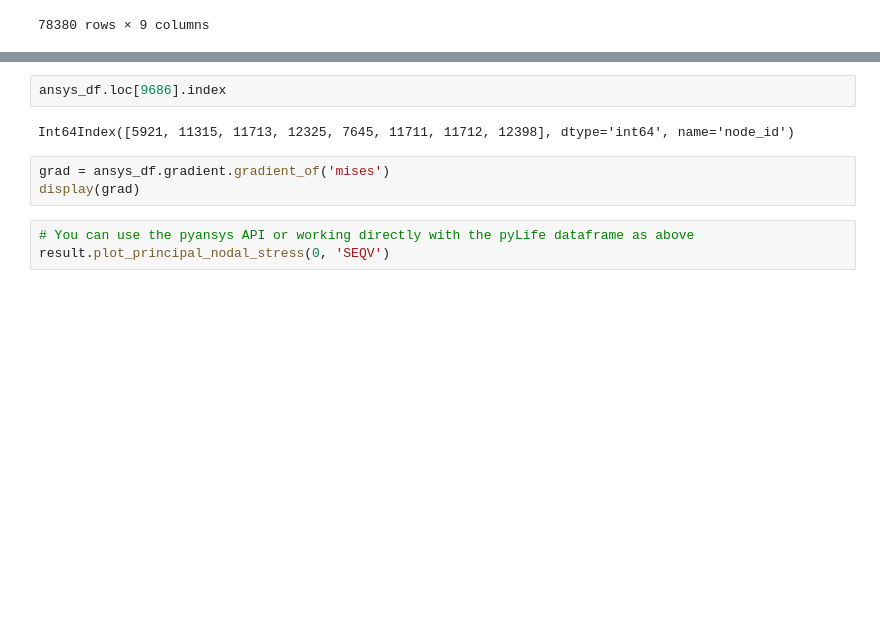
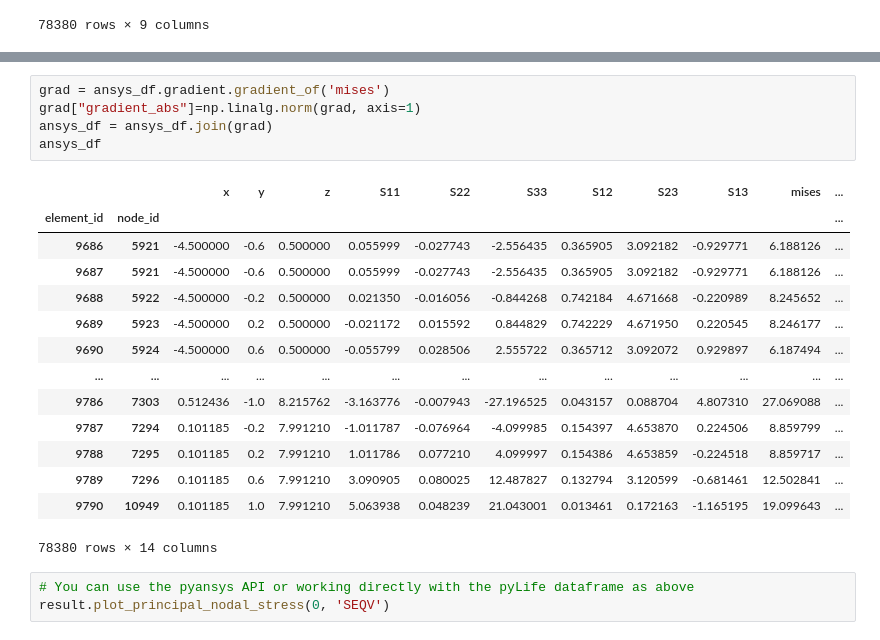
Before and after one commit to boschresearch/pylife, a Jupyter notebook: demos/FEM_io.ipynb, the cells around one changed output, grey strips where cells are left out. Saved outputs shown, nothing was run; the diff lists cells and outputs as text; blank space fills up the shorter version.

Commit message:
Ansys import ready
Signed-off-by: Daniel Kreuter <DanielChristopher.Kreuter@de.bosch.com>

```diff
--- a/demos/FEM_io.ipynb
+++ b/demos/FEM_io.ipynb
@@ -116,10 +114,23 @@ dtype('O')
-# %%
-ansys_df.loc[9686].index
-# %% [output]
-Int64Index([5921, 11315, 11713, 12325, 7645, 11711, 11712, 12398], dtype='int64', name='node_id')
 # %%
 grad = ansys_df.gradient.gradient_of('mises')
-display(grad)
+grad["gradient_abs"]=np.linalg.norm(grad, axis=1)
+ansys_df = ansys_df.join(grad)
+ansys_df
+# %% [output]
+|  |  | x | y | z | S11 | S22 | S33 | S12 | S23 | S13 | mises | ... |
+| element_id | node_id |  |  |  |  |  |  |  |  |  |  | ... |
+| 9686 | 5921 | -4.500000 | -0.6 | 0.500000 | 0.055999 | -0.027743 | -2.556435 | 0.365905 | 3.092182 | -0.929771 | 6.188126 | ... |
+| 9687 | 5921 | -4.500000 | -0.6 | 0.500000 | 0.055999 | -0.027743 | -2.556435 | 0.365905 | 3.092182 | -0.929771 | 6.188126 | ... |
+| 9688 | 5922 | -4.500000 | -0.2 | 0.500000 | 0.021350 | -0.016056 | -0.844268 | 0.742184 | 4.671668 | -0.220989 | 8.245652 | ... |
+| 9689 | 5923 | -4.500000 | 0.2 | 0.500000 | -0.021172 | 0.015592 | 0.844829 | 0.742229 | 4.671950 | 0.220545 | 8.246177 | ... |
+| 9690 | 5924 | -4.500000 | 0.6 | 0.500000 | -0.055799 | 0.028506 | 2.555722 | 0.365712 | 3.092072 | 0.929897 | 6.187494 | ... |
+| ... | ... | ... | ... | ... | ... | ... | ... | ... | ... | ... | ... | ... |
+| 9786 | 7303 | 0.512436 | -1.0 | 8.215762 | -3.163776 | -0.007943 | -27.196525 | 0.043157 | 0.088704 | 4.807310 | 27.069088 | ... |
+| 9787 | 7294 | 0.101185 | -0.2 | 7.991210 | -1.011787 | -0.076964 | -4.099985 | 0.154397 | 4.653870 | 0.224506 | 8.859799 | ... |
+| 9788 | 7295 | 0.101185 | 0.2 | 7.991210 | 1.011786 | 0.077210 | 4.099997 | 0.154386 | 4.653859 | -0.224518 | 8.859717 | ... |
+| 9789 | 7296 | 0.101185 | 0.6 | 7.991210 | 3.090905 | 0.080025 | 12.487827 | 0.132794 | 3.120599 | -0.681461 | 12.502841 | ... |
+| 9790 | 10949 | 0.101185 | 1.0 | 7.991210 | 5.063938 | 0.048239 | 21.043001 | 0.013461 | 0.172163 | -1.165195 | 19.099643 | ... |
+78380 rows × 14 columns
 # %%
 # You can use the pyansys API or working directly with the pyLife dataframe as above
 result.plot_principal_nodal_stress(0, 'SEQV')
```
Also changed, not shown: parts of 1 cell of this notebook, 2 other files.
